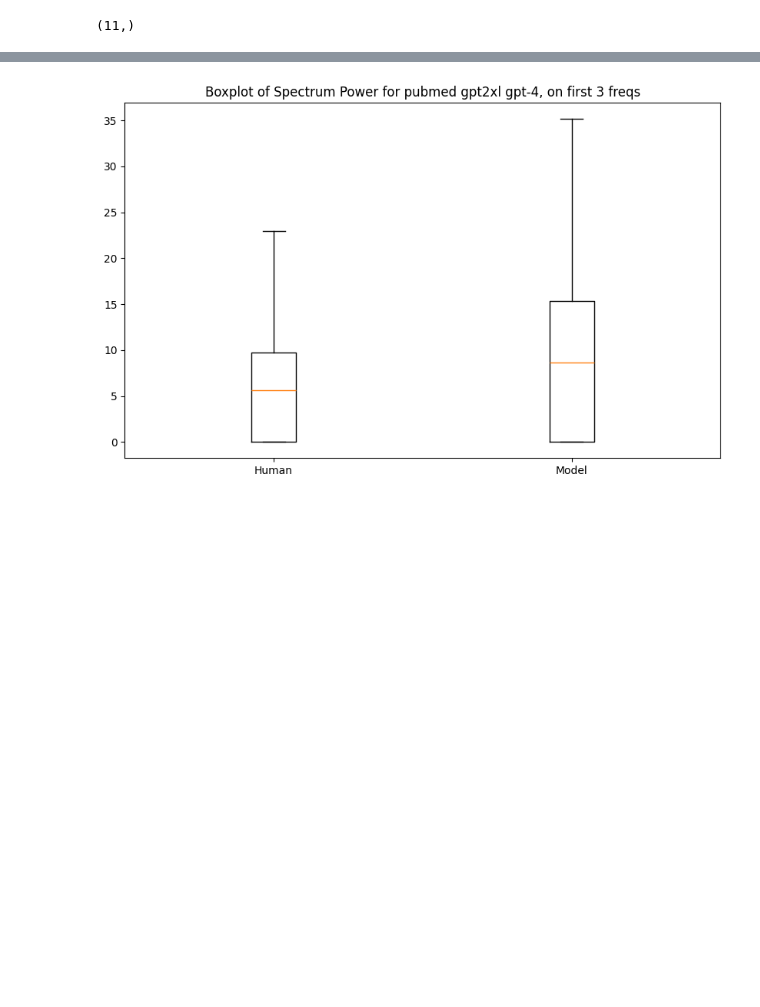
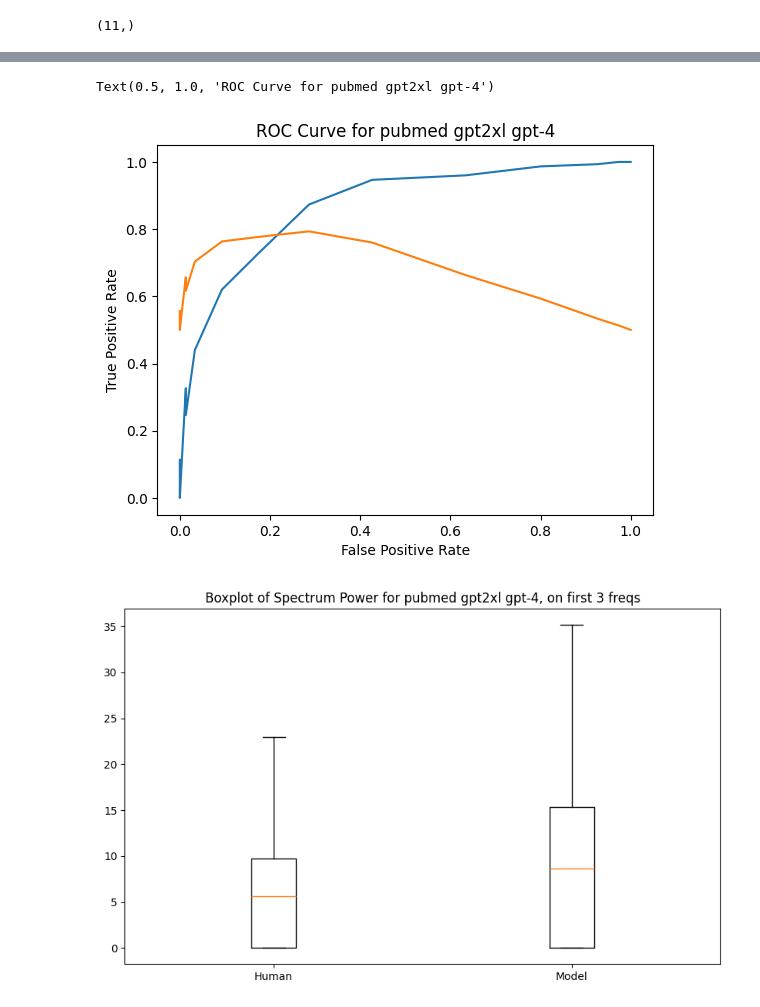
Before and after one commit to CLCS-SUSTech/FourierGPT, a Jupyter notebook: notebooks/auroc_heuristics.ipynb, the cells around one changed output, grey strips where cells are left out. Cells and saved outputs as stored; diff of their text form; code cells hidden in the pictures; blank space fills up the shorter version.

```diff
--- a/notebooks/auroc_heuristics.ipynb
+++ b/notebooks/auroc_heuristics.ipynb
@@ -116,20 +159,29 @@ dataset = 'gpt-4'
 genre = 'pubmed'
 # genre = 'xsum'
 est_name = 'gpt2xl'
+# est_name = 'bigram'
+# est_name = 'mistral'
 
 human_filename = f'../data/{genre}/{genre}_{dataset}.original.{est_name}.nllzs.fftnorm.txt'
 model_filename = f'../data/{genre}/{genre}_{dataset}.sampled.{est_name}.nllzs.fftnorm.txt'
 sp_human = SpectrumData(human_filename)
-x_human = sp_human.get_dict()
 sp_model = SpectrumData(model_filename)
-x_model = sp_model.get_dict()
+
+roc_results = get_roc(sp_human, sp_model, k_threshold=2, n_intervals=20)
 # %%
 # plot roc_results
+TPRs = [x[0] for x in roc_results]
+FPRs = [x[1] for x in roc_results]
+Accs = [x[2] for x in roc_results]
 
-plt.plot([x[0] for x in roc_results], [x[1] for x in roc_results])
+plt.plot(FPRs, TPRs)
+plt.plot(FPRs, Accs)
 plt.xlabel('False Positive Rate')
 plt.ylabel('True Positive Rate')
 plt.title(f'ROC Curve for {genre} {est_name} {dataset}')
+# %% [output]
+Text(0.5, 1.0, 'ROC Curve for pubmed gpt2xl gpt-4')
+[figure, added]
 # %%
 # plot the density curves of spectrum power
 k_threshold = 3
```
Also changed, not shown: parts of 10 cells of this notebook, 1 other file.
